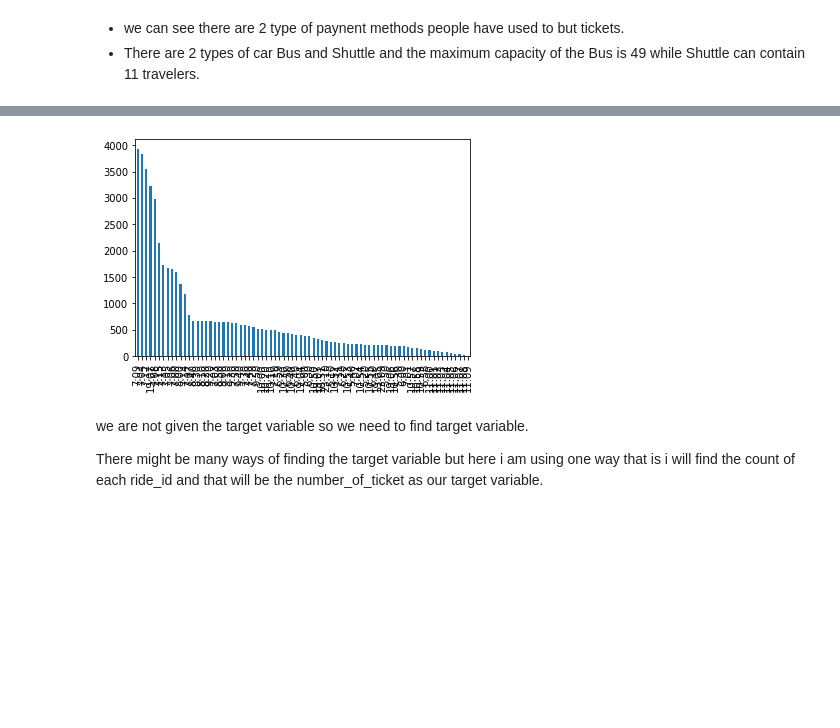
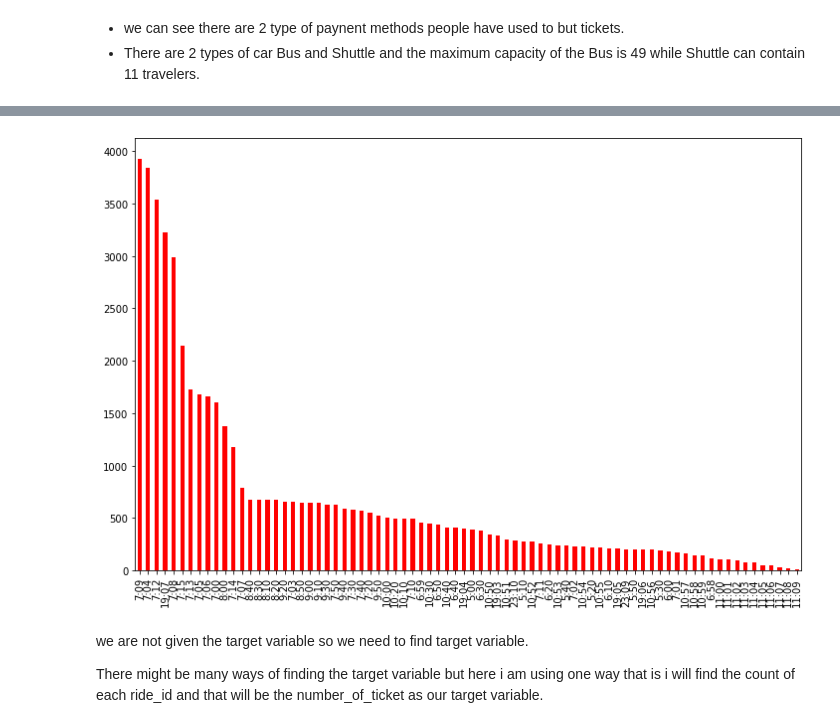
Before and after one commit to Yashwati-patel/Transport_Demand_Prediction, a Jupyter notebook: Final_Notebook_of_Transport_Demand_Prediction.ipynb, the cells around one changed output, grey strips where cells are left out. Cells and saved outputs as stored; diff of their text form; code cells hidden in the pictures; blank space fills up the shorter version.

```diff
--- a/Final_Notebook_of_Transport_Demand_Prediction.ipynb
+++ b/Final_Notebook_of_Transport_Demand_Prediction.ipynb
@@ -222,8 +222,8 @@ plt.show()
 # %%
-dataset['travel_time'].value_counts().plot(kind='bar')
+dataset['travel_time'].value_counts().plot(kind='bar', color='red', figsize=(12,8))
 plt.show()
 # %% [output]
-[figure, old version]
+[figure, new version]
 # %% [markdown]
 we are not given the target variable so we need to find target variable.
 
```
Also changed, not shown: parts of 30 cells of this notebook.
